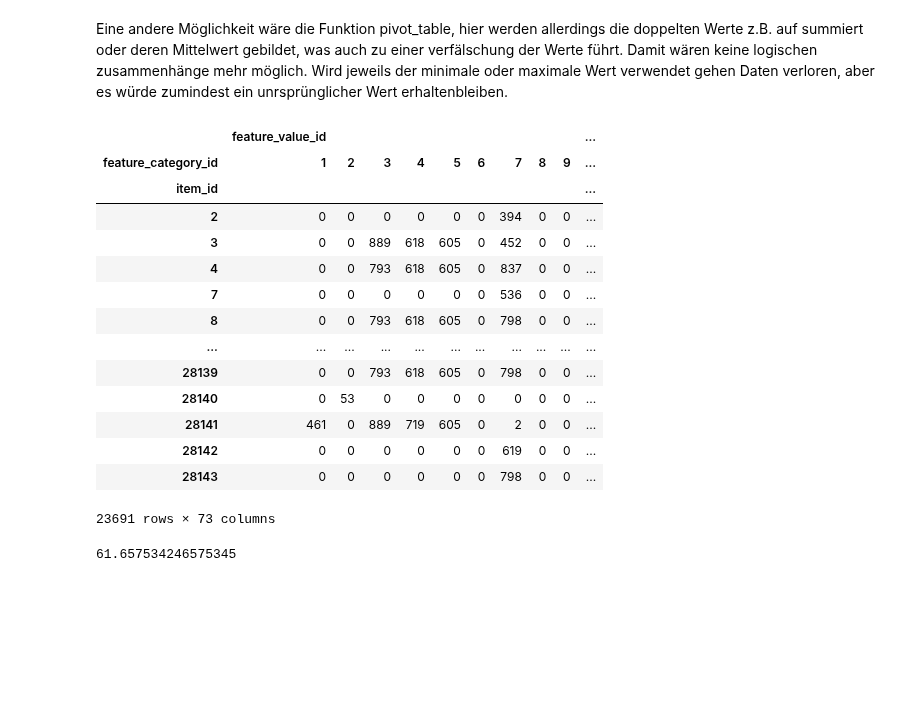
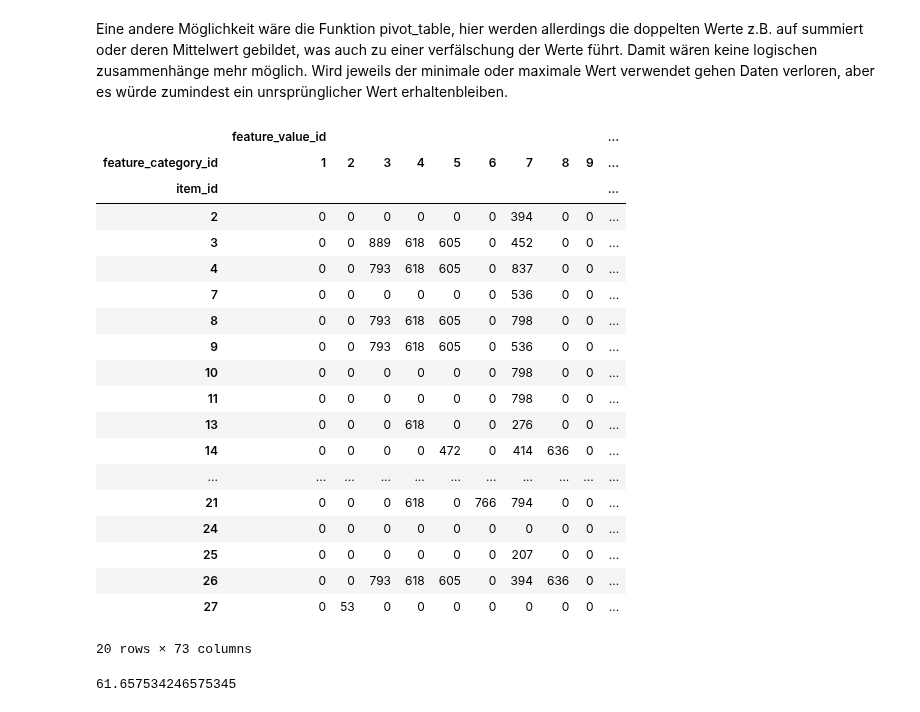
Before and after one commit to Ananassio/Data-Science_lab, a Jupyter notebook: Project/Data.ipynb, the cells around one changed output. Drawn from its saved outputs; the diff is of its cells as text; code cells hidden in the pictures; blank space fills up the shorter version.

```diff
--- a/Project/Data.ipynb
+++ b/Project/Data.ipynb
@@ -700,23 +693,28 @@ Eine andere Möglichkeit wäre die Funktion pivot_table, hier werden allerdings
 Wird jeweils der minimale oder maximale Wert verwendet gehen Daten verloren, aber es würde zumindest ein unrsprünglicher Wert erhaltenbleiben.
 # %%
 feature_pivtable = features.pivot_table(index='item_id',columns='feature_category_id',  fill_value=0,aggfunc='min')
-feature_pivtable
+feature_pivtable.head(20)
 # %% [output]
 |  | feature_value_id |  |  |  |  |  |  |  |  | ... |
 | feature_category_id | 1 | 2 | 3 | 4 | 5 | 6 | 7 | 8 | 9 | ... |
 | item_id |  |  |  |  |  |  |  |  |  | ... |
 | 2 | 0 | 0 | 0 | 0 | 0 | 0 | 394 | 0 | 0 | ... |
 | 3 | 0 | 0 | 889 | 618 | 605 | 0 | 452 | 0 | 0 | ... |
 | 4 | 0 | 0 | 793 | 618 | 605 | 0 | 837 | 0 | 0 | ... |
 | 7 | 0 | 0 | 0 | 0 | 0 | 0 | 536 | 0 | 0 | ... |
 | 8 | 0 | 0 | 793 | 618 | 605 | 0 | 798 | 0 | 0 | ... |
+| 9 | 0 | 0 | 793 | 618 | 605 | 0 | 536 | 0 | 0 | ... |
+| 10 | 0 | 0 | 0 | 0 | 0 | 0 | 798 | 0 | 0 | ... |
+| 11 | 0 | 0 | 0 | 0 | 0 | 0 | 798 | 0 | 0 | ... |
+| 13 | 0 | 0 | 0 | 618 | 0 | 0 | 276 | 0 | 0 | ... |
+| 14 | 0 | 0 | 0 | 0 | 472 | 0 | 414 | 636 | 0 | ... |
 | ... | ... | ... | ... | ... | ... | ... | ... | ... | ... | ... |
-| 28139 | 0 | 0 | 793 | 618 | 605 | 0 | 798 | 0 | 0 | ... |
-| 28140 | 0 | 53 | 0 | 0 | 0 | 0 | 0 | 0 | 0 | ... |
-| 28141 | 461 | 0 | 889 | 719 | 605 | 0 | 2 | 0 | 0 | ... |
-| 28142 | 0 | 0 | 0 | 0 | 0 | 0 | 619 | 0 | 0 | ... |
-| 28143 | 0 | 0 | 0 | 0 | 0 | 0 | 798 | 0 | 0 | ... |
+| 21 | 0 | 0 | 0 | 618 | 0 | 766 | 794 | 0 | 0 | ... |
+| 24 | 0 | 0 | 0 | 0 | 0 | 0 | 0 | 0 | 0 | ... |
+| 25 | 0 | 0 | 0 | 0 | 0 | 0 | 207 | 0 | 0 | ... |
+| 26 | 0 | 0 | 793 | 618 | 605 | 0 | 394 | 636 | 0 | ... |
+| 27 | 0 | 53 | 0 | 0 | 0 | 0 | 0 | 0 | 0 | ... |
-23691 rows × 73 columns
+20 rows × 73 columns
 # %%
 feature_pivtable[feature_pivtable.index==2].values.mean()
 # %% [output]
```
Also changed, not shown: parts of 46 cells of this notebook.
